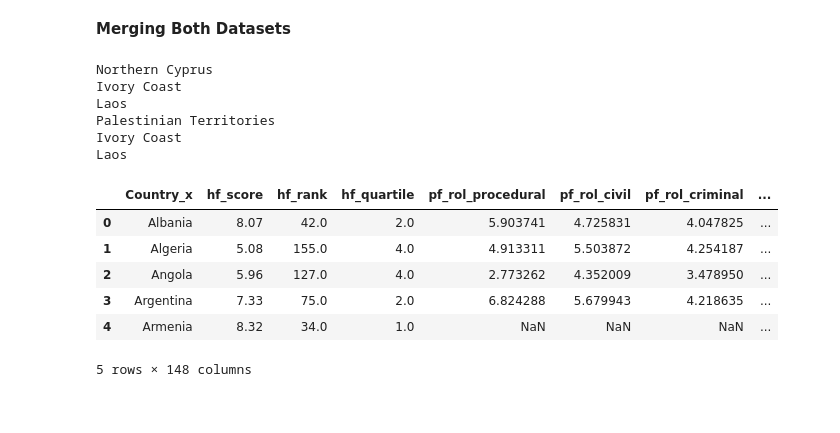
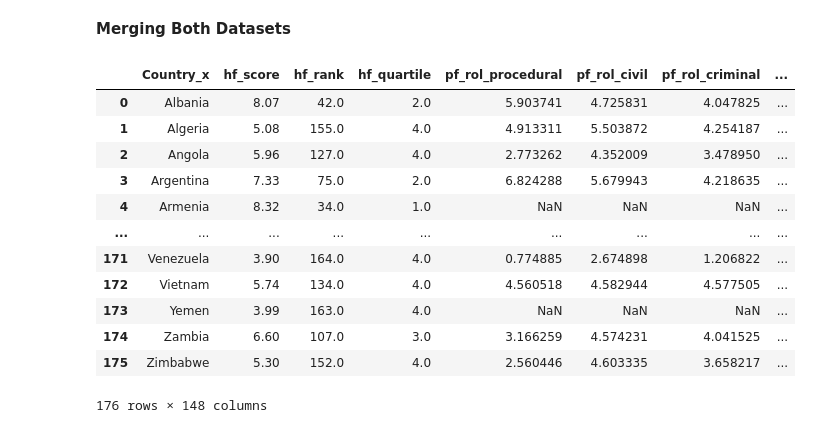
Before and after one commit to hugokrijgsman/data-story, a Jupyter notebook: draft.ipynb, the cells around one changed output. Saved outputs shown, nothing was run; the diff lists cells and outputs as text; code cells hidden in the pictures.

```diff
--- a/draft.ipynb
+++ b/draft.ipynb
@@ -90,52 +81,59 @@ freedom_data.head()
 # %%
 # Applying the corrected code to merge datasets with the right column names
 # Define a dictionary for mapping different country names to a standardized name
+
+# Function for converting to iso
+def getIsoCode(country_name):
+    try:
+        country_iso = pycountry.countries.search_fuzzy(country_name)[0]
+        return country_iso.alpha_3
+    except LookupError:
+        return ""
+
 country_name_mapping = {
     "Bahamas, The": "Bahamas",
     "Congo (Brazzaville)": "Congo",
     "Congo (Kinshasa)": "Congo",
     "Congo, Dem. Rep.": "Congo",
     "Congo, Rep.": "Congo",
     "Cote d'Ivoire": "Ivory Coast",
     "Egypt, Arab Rep.": "Egypt",
     "Gambia, The": "Gambia",
     "Hong Kong SAR, China": "Hong Kong",
     "Iran, Islamic Rep.": "Iran",
     "Korea, Rep.": "South Korea",
     "Kyrgyz Republic": "Kyrgyzstan",
     "Lao PDR": "Laos",
     "Russia": "Russian Federation",
     "Slovak Republic": "Slovakia",
     "Swaziland": "Eswatini",
     "Syria": "Syrian Arab Republic",
     "Trinidad & Tobago": "Trinidad and Tobago",
     "Venezuela, RB": "Venezuela",
     "Yemen, Rep.": "Yemen"
 }
 
-# Apply the mapping to both datasets
 freedom_data['Country'] = freedom_data['Country'].replace(country_name_mapping)
 happiness_data['Country'] = happiness_data['Country'].replace(country_name_mapping)
 
 happiness_data["iso"] = happiness_data['Country'].apply(getIsoCode)
 freedom_data["iso"] = freedom_data['Country'].apply(getIsoCode)
 
 data = pd.merge(freedom_data, happiness_data, on='iso', how='left')
-data.head()
 # %% [output]
+|  | Country_x | hf_score | hf_rank | hf_quartile | pf_rol_procedural | pf_rol_civil | pf_rol_criminal | ... |
+| 0 | Albania | 8.07 | 42.0 | 2.0 | 5.903741 | 4.725831 | 4.047825 | ... |
+| 1 | Algeria | 5.08 | 155.0 | 4.0 | 4.913311 | 5.503872 | 4.254187 | ... |
+| 2 | Angola | 5.96 | 127.0 | 4.0 | 2.773262 | 4.352009 | 3.478950 | ... |
+| 3 | Argentina | 7.33 | 75.0 | 2.0 | 6.824288 | 5.679943 | 4.218635 | ... |
+| 4 | Armenia | 8.32 | 34.0 | 1.0 | NaN | NaN | NaN | ... |
+| ... | ... | ... | ... | ... | ... | ... | ... | ... |
+| 171 | Venezuela | 3.90 | 164.0 | 4.0 | 0.774885 | 2.674898 | 1.206822 | ... |
+| 172 | Vietnam | 5.74 | 134.0 | 4.0 | 4.560518 | 4.582944 | 4.577505 | ... |
+| 173 | Yemen | 3.99 | 163.0 | 4.0 | NaN | NaN | NaN | ... |
+| 174 | Zambia | 6.60 | 107.0 | 3.0 | 3.166259 | 4.574231 | 4.041525 | ... |
+| 175 | Zimbabwe | 5.30 | 152.0 | 4.0 | 2.560446 | 4.603335 | 3.658217 | ... |
-Northern Cyprus
-Ivory Coast
-Laos
-Palestinian Territories
-Ivory Coast
-Laos
+176 rows × 148 columns
-|  | Country_x | hf_score | hf_rank | hf_quartile | pf_rol_procedural | pf_rol_civil | pf_rol_criminal | ... |
-| 0 | Albania | 8.07 | 42.0 | 2.0 | 5.903741 | 4.725831 | 4.047825 | ... |
-| 1 | Algeria | 5.08 | 155.0 | 4.0 | 4.913311 | 5.503872 | 4.254187 | ... |
-| 2 | Angola | 5.96 | 127.0 | 4.0 | 2.773262 | 4.352009 | 3.478950 | ... |
-| 3 | Argentina | 7.33 | 75.0 | 2.0 | 6.824288 | 5.679943 | 4.218635 | ... |
-| 4 | Armenia | 8.32 | 34.0 | 1.0 | NaN | NaN | NaN | ... |
-5 rows × 148 columns
 # %%
 fig = px.choropleth(data, locations="iso",
                     title='Freedom around the world',
```
Also changed, not shown: parts of 1 cell of this notebook.
